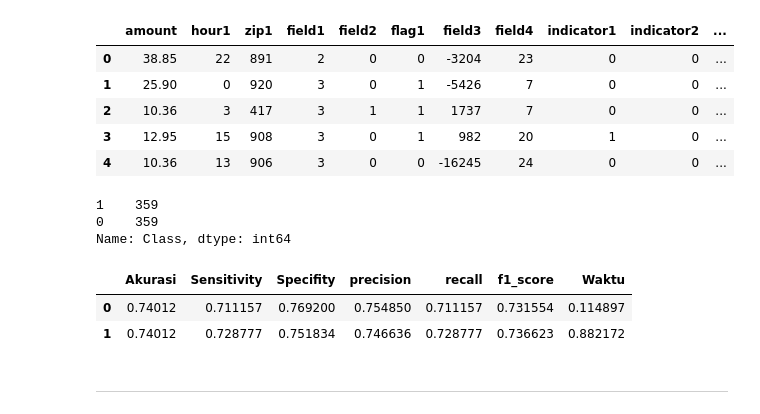
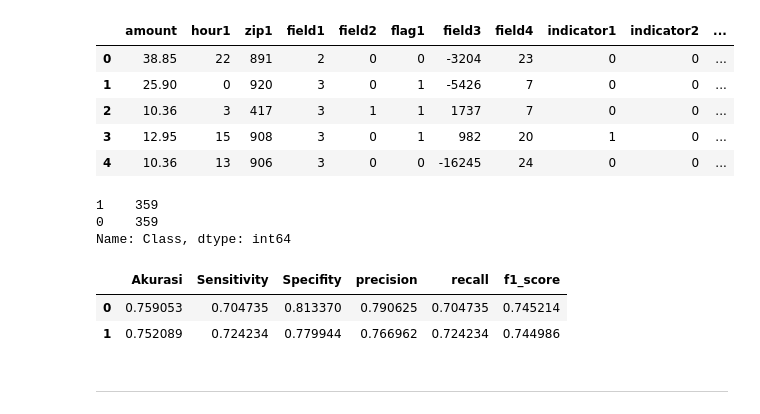
Before and after one commit to azizeko29/new_deteksi_fraud, a Jupyter notebook: [new_RUS]_UCSD_pemodelan_ensemble_learning.ipynb, the cells around one changed output. Drawn from its saved outputs; the diff is of its cells as text; code cells hidden in the pictures.

```diff
--- a/[new_RUS]_UCSD_pemodelan_ensemble_learning.ipynb
+++ b/[new_RUS]_UCSD_pemodelan_ensemble_learning.ipynb
@@ -761,53 +730,31 @@ y_test_.value_counts()
 0    359
 Name: Class, dtype: int64
 # %%
-# result = {}
-# for i in skenario_1:
+result = {}
+for i in skenario_1:
 
-#     clf_skenario = skenario_1[i]
-#     result[i] = validasi_testing(clf_skenario,X_test_,y_test_)
+    clf_skenario = skenario_1[i]
+    result[i] = validasi_testing(clf_skenario,X_test_,y_test_)
 
 
-# df_result = pd.DataFrame()
-# for i in skenario_1:
-#     df_result = df_result.append(result[i])
+df_result = pd.DataFrame()
+for i in skenario_1:
+    df_result = df_result.append(result[i])
 
-# df_result.insert(loc=0, column='No', value=list(range(df_result.shape[0])))
-# df_result = df_result.set_index('No')
+df_result.insert(loc=0, column='No', value=list(range(df_result.shape[0])))
+df_result = df_result.set_index('No')
 
-# del df_result.index.name
+del df_result.index.name
 
-# df_result
+nama_file = 'drive/My Drive/Deteksi fraud/hasil/RUS/UCSD/testing_balanced/result.csv'
+
+df_result.to_csv(nama_file, sep=';',index=False)
+
+df_result
+# %% [output]
+|  | Akurasi | Sensitivity | Specifity | precision | recall | f1_score |
+| 0 | 0.759053 | 0.704735 | 0.813370 | 0.790625 | 0.704735 | 0.745214 |
+| 1 | 0.752089 | 0.724234 | 0.779944 | 0.766962 | 0.724234 | 0.744986 |
-# %%
-for i in skenario_1:
-
-    clf_skenario = skenario_1[i]
-    result_SKLearn = validasi_model(clf_skenario,X_new,y_new,5)
-
-    nama_file = 'drive/My Drive/Deteksi fraud/hasil/RUS/UCSD/testing_balanced/komposisi999.csv'
-    nama_file = nama_file.replace('999',str(i))
-
-    result_SKLearn.to_csv(nama_file, sep=';',index=False)
-
-
-df_result = pd.DataFrame()
-for i in skenario_1:
-    nama_file = 'drive/My Drive/Deteksi fraud/hasil/RUS/UCSD/testing_balanced/komposisi999.csv'
-    nama_file = nama_file.replace('999',str(i))
-    df_komposisi = pd.read_csv(nama_file,sep=";")
-    df_result = df_result.append(df_komposisi.iloc[5:,:])
-
-df_result.insert(loc=0, column='No', value=list(range(df_result.shape[0])))
-df_result = df_result.set_index('No')
-
-del df_result.index.name
-
-df_result.to_csv('drive/My Drive/Deteksi fraud/hasil/RUS/UCSD/testing_balanced/result.csv', sep=';',index=False)
-df_result
-# %% [output]
-|  | Akurasi | Sensitivity | Specifity | precision | recall | f1_score | Waktu |
-| 0 | 0.74012 | 0.711157 | 0.769200 | 0.754850 | 0.711157 | 0.731554 | 0.114897 |
-| 1 | 0.74012 | 0.728777 | 0.751834 | 0.746636 | 0.728777 | 0.736623 | 0.882172 |
 # %% [markdown]
 ---------------
 # %% [markdown]
```
Also changed, not shown: parts of 11 cells of this notebook.
